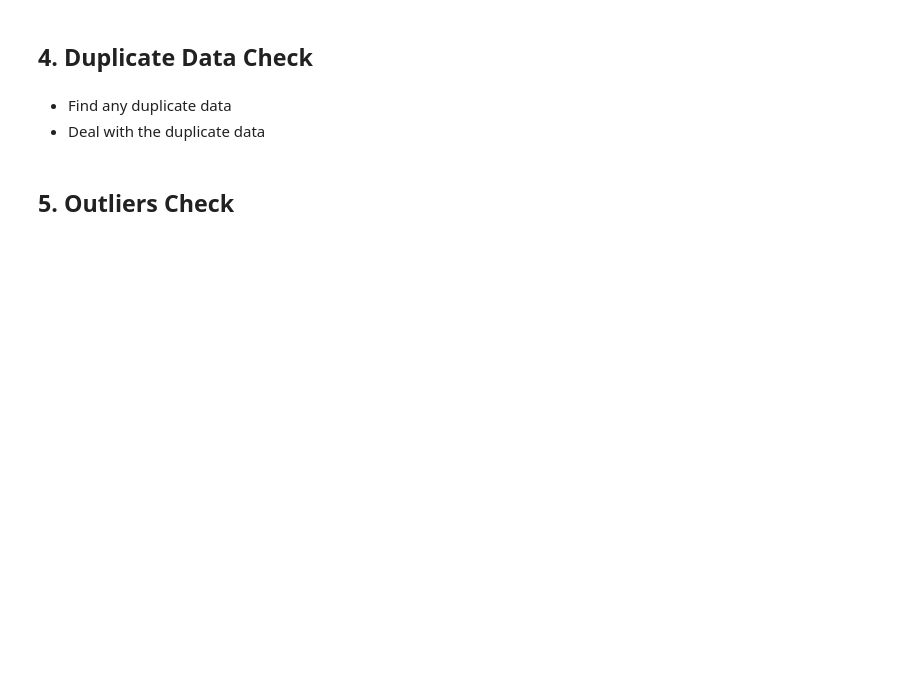
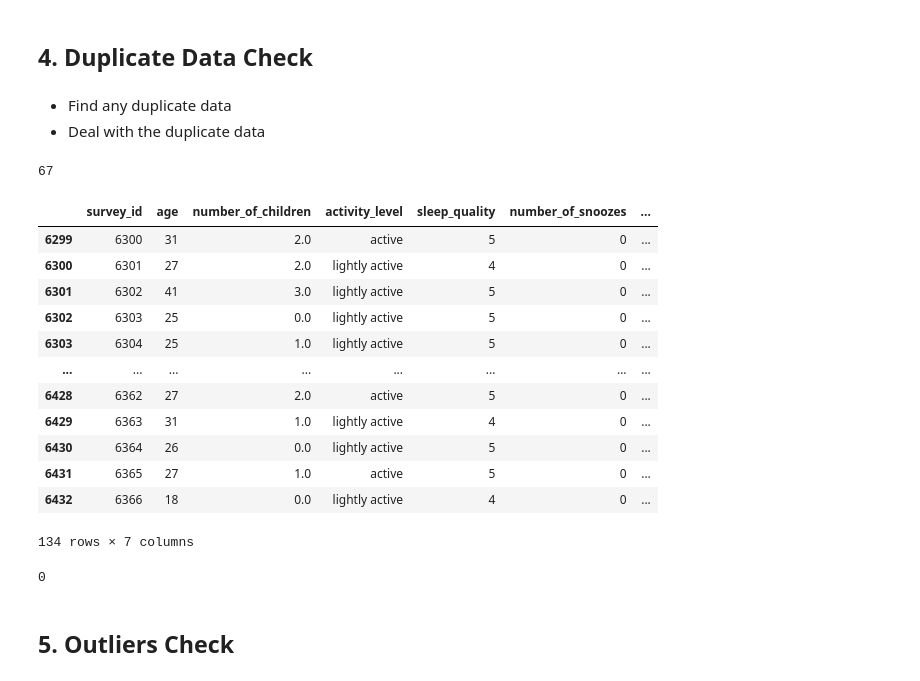
Before and after one commit to NIKOMAHOS/Udemy-Course_Data-Science-in-Python_-Data-Prep---EDA, a Jupyter notebook: Course Assignment Notebooks/section05_assignments.ipynb, the cells around one changed output. Cells and saved outputs as stored; diff of their text form; code cells hidden in the pictures; blank space fills up the shorter version.

```diff
--- a/Course Assignment Notebooks/section05_assignments.ipynb
+++ b/Course Assignment Notebooks/section05_assignments.ipynb
@@ -211,3 +211,23 @@ df['number_of_snoozes'] = np.where(df['number_of_snoozes'] == 19,  df['number_of
 # %% [markdown]
 * Find any duplicate data
 * Deal with the duplicate data
+# %%
+df.duplicated().sum() # Number of duplicated rows
+# %% [output]
+67
+# %%
+df[df.duplicated(keep=False)] # Show duplicated rows
+# %% [output]
+|  | survey_id | age | number_of_children | activity_level | sleep_quality | number_of_snoozes | ... |
+| 6299 | 6300 | 31 | 2.0 | active | 5 | 0 | ... |
+| 6300 | 6301 | 27 | 2.0 | lightly active | 4 | 0 | ... |
+| 6301 | 6302 | 41 | 3.0 | lightly active | 5 | 0 | ... |
+| 6302 | 6303 | 25 | 0.0 | lightly active | 5 | 0 | ... |
+| 6303 | 6304 | 25 | 1.0 | lightly active | 5 | 0 | ... |
+| ... | ... | ... | ... | ... | ... | ... | ... |
+| 6428 | 6362 | 27 | 2.0 | active | 5 | 0 | ... |
+| 6429 | 6363 | 31 | 1.0 | lightly active | 4 | 0 | ... |
+| 6430 | 6364 | 26 | 0.0 | lightly active | 5 | 0 | ... |
+| 6431 | 6365 | 27 | 1.0 | active | 5 | 0 | ... |
+| 6432 | 6366 | 18 | 0.0 | lightly active | 4 | 0 | ... |
+134 rows × 7 columns
@@ -214,3 +236,7 @@ df['number_of_snoozes'] = np.where(df['number_of_snoozes'] == 19,  df['number_of
+# %%
+df.duplicated().sum() # Number of duplicated rows
+# %% [output]
+0
 # %% [markdown]
 ## 5. Outliers Check
 # %% [markdown]
```
Also changed, not shown: parts of 1 cell of this notebook.
